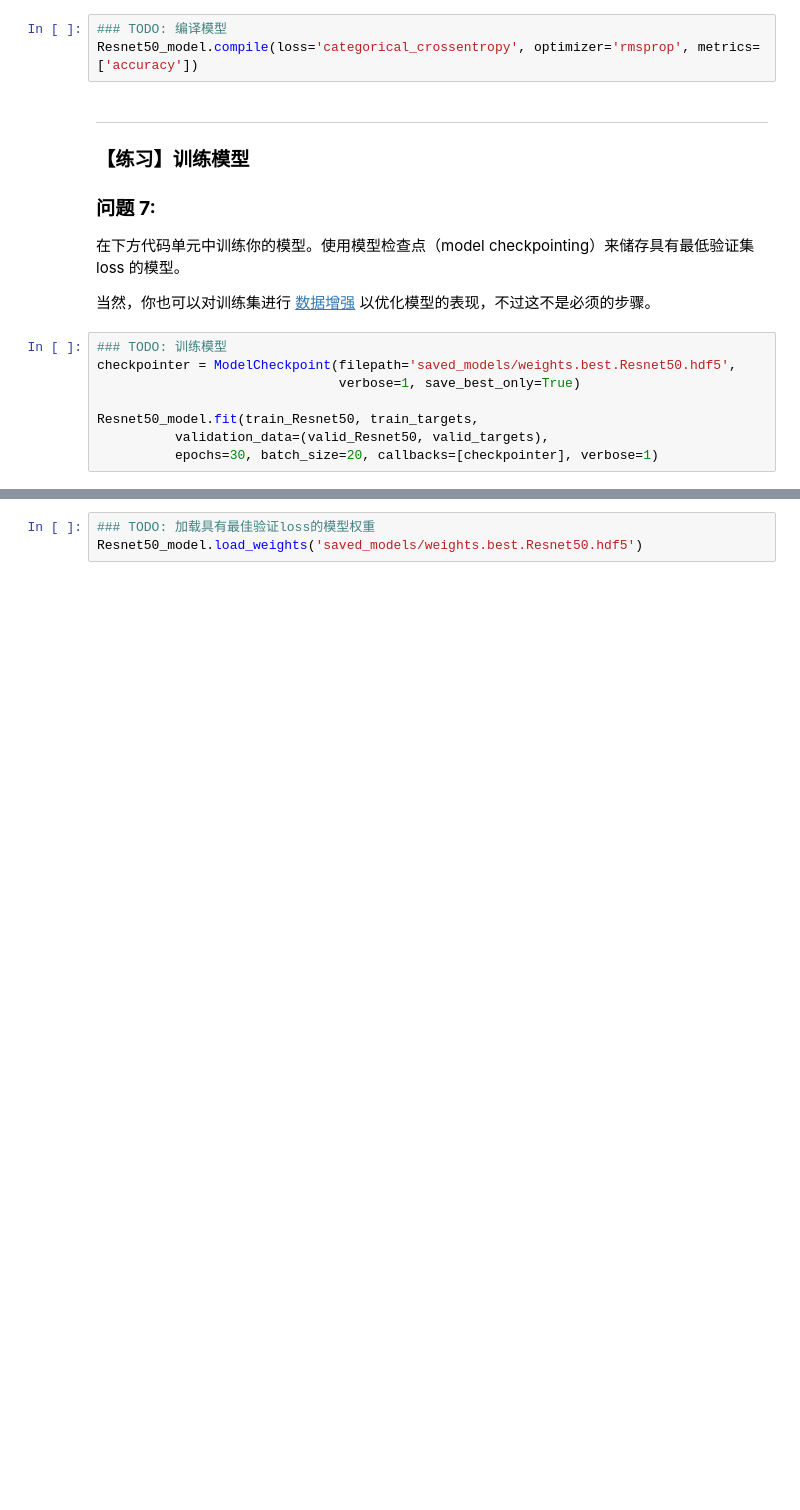
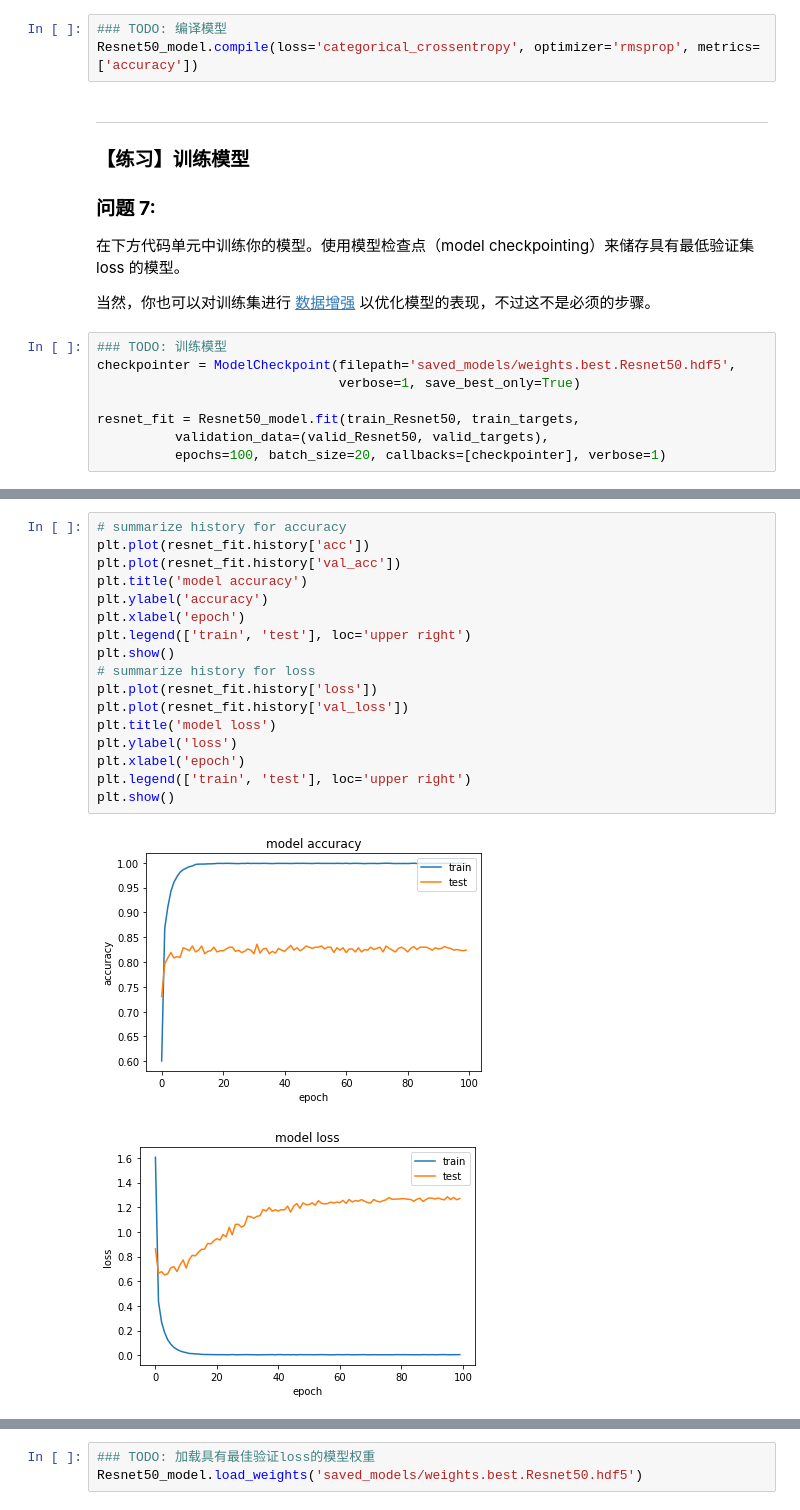
Before and after one commit to xueran1991/AIND-dog_app, a Jupyter notebook: dog_app_zh.ipynb, the cells around one changed output, grey strips where cells are left out. Saved outputs shown, nothing was run; the diff lists cells and outputs as text; blank space fills up the shorter version.

```diff
--- a/dog_app_zh.ipynb
+++ b/dog_app_zh.ipynb
@@ -673,8 +723,8 @@ Resnet50_model.compile(loss='categorical_crossentropy', optimizer='rmsprop', met
 checkpointer = ModelCheckpoint(filepath='saved_models/weights.best.Resnet50.hdf5',
                                verbose=1, save_best_only=True)
 
-Resnet50_model.fit(train_Resnet50, train_targets,
+resnet_fit = Resnet50_model.fit(train_Resnet50, train_targets,
           validation_data=(valid_Resnet50, valid_targets),
-          epochs=30, batch_size=20, callbacks=[checkpointer], verbose=1)
+          epochs=100, batch_size=20, callbacks=[checkpointer], verbose=1)
 # %% [output]
 Train on 6680 samples, validate on 835 samples
@@ -697,0 +747,20 @@ Epoch 30/30
+# %%
+# summarize history for accuracy
+plt.plot(resnet_fit.history['acc'])
+plt.plot(resnet_fit.history['val_acc'])
+plt.title('model accuracy')
+plt.ylabel('accuracy')
+plt.xlabel('epoch')
+plt.legend(['train', 'test'], loc='upper right')
+plt.show()
+# summarize history for loss
+plt.plot(resnet_fit.history['loss'])
+plt.plot(resnet_fit.history['val_loss'])
+plt.title('model loss')
+plt.ylabel('loss')
+plt.xlabel('epoch')
+plt.legend(['train', 'test'], loc='upper right')
+plt.show()
+# %% [output]
+[figure, added]
+[figure, added]
```
Also changed, not shown: parts of 17 cells of this notebook, 2 other files.
